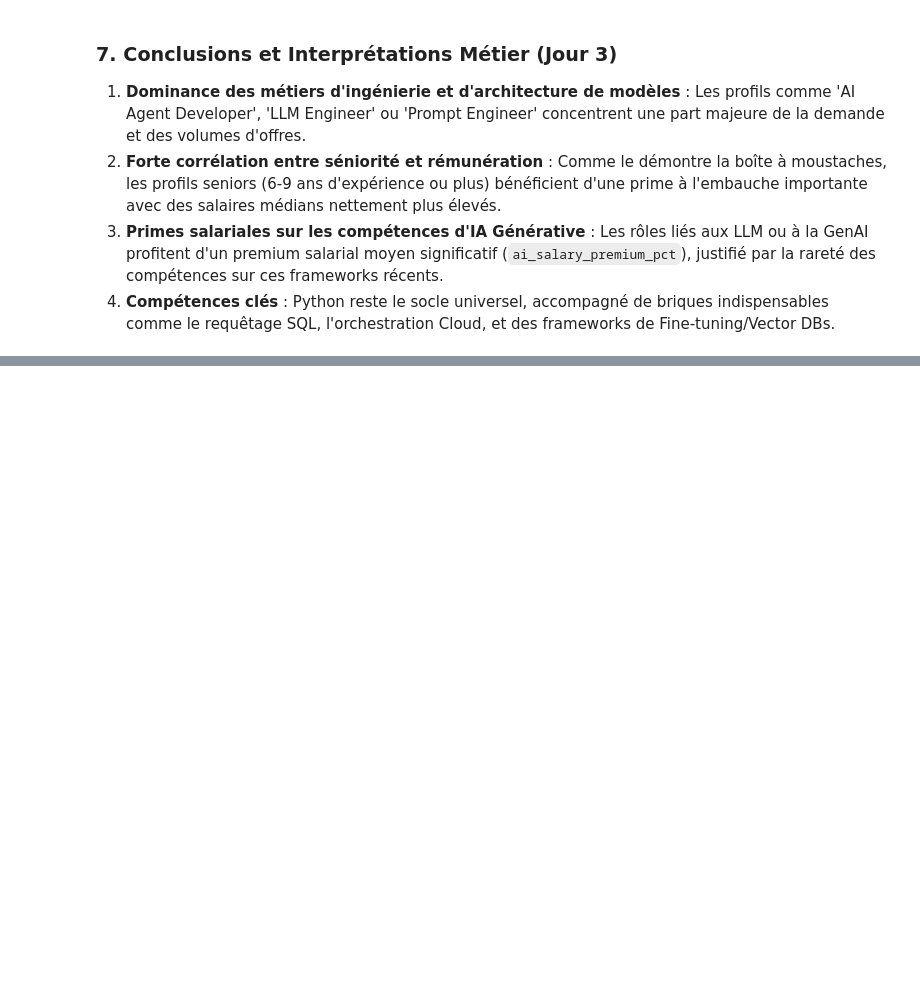
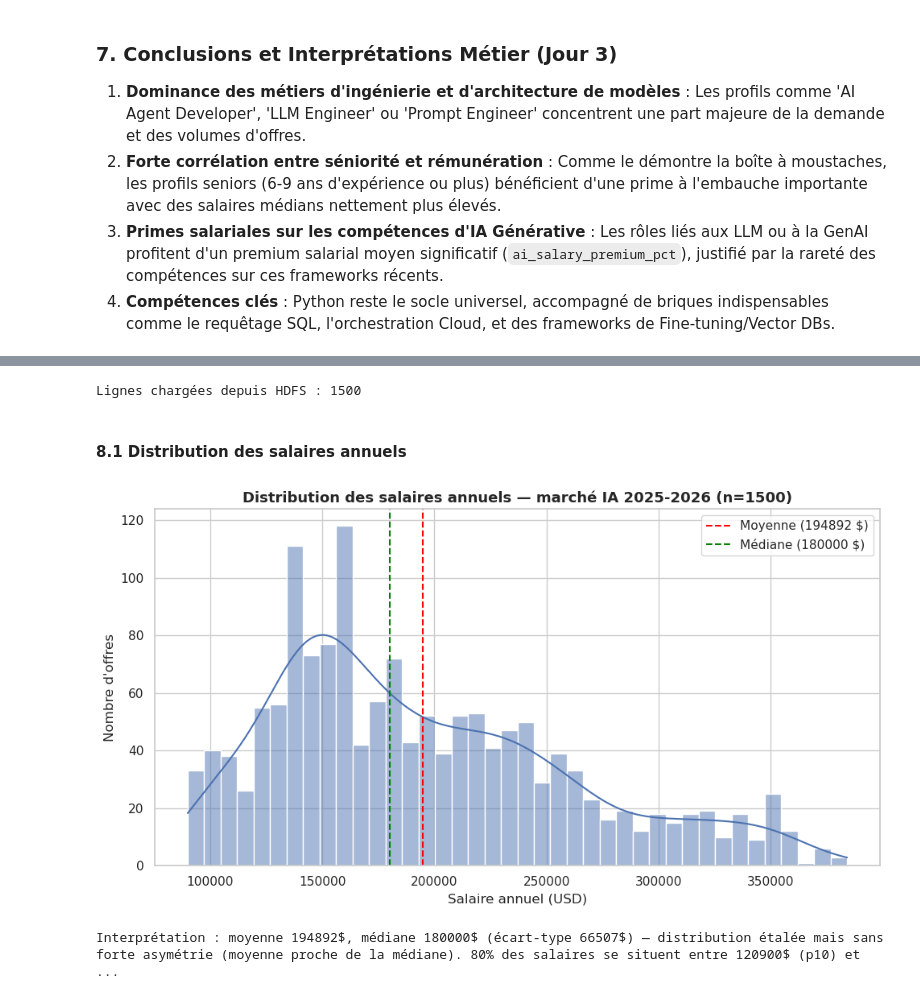
Before and after one commit to PaulPerigault/bigdata-ai-jobs-market, a Jupyter notebook: src/Analyse_Marche_Emploi_IA_PySpark.ipynb, the cells around one changed output, grey strips where cells are left out. Drawn from its saved outputs; the diff is of its cells as text; code cells hidden in the pictures; blank space fills up the shorter version.

```diff
--- a/src/Analyse_Marche_Emploi_IA_PySpark.ipynb
+++ b/src/Analyse_Marche_Emploi_IA_PySpark.ipynb
@@ -279,0 +283,55 @@ plt.show()
+# %%
+spark.stop()
+spark = (
+    SparkSession.builder.appName("AI_Jobs_Market_Dashboard")
+    .config("spark.hadoop.fs.defaultFS", "hdfs://namenode:8020")
+    .config("hive.metastore.uris", "thrift://hive-metastore:9083")
+    .enableHiveSupport()
+    .getOrCreate()
+)
+
+RAW_CSV_HDFS = "hdfs://namenode:8020/projet_ia/raw/ai_jobs_market_2025_2026.csv"
+# spark.sql sur projet_ia.ai_jobs_raw ignore skip.header.line.count
+# (bug documenté dans CLAUDE.md) -> lecture directe HDFS à la place.
+df_raw_hdfs = spark.read.csv(RAW_CSV_HDFS, header=True, inferSchema=True)
+df_raw_hdfs.cache()
+print(f"Lignes chargées depuis HDFS : {df_raw_hdfs.count()}")
+
+sns.set_theme(style="whitegrid")
+# %% [output]
+Lignes chargées depuis HDFS : 1500
+# %% [markdown]
+#### 8.1 Distribution des salaires annuels
+# %%
+# Requête source : SELECT annual_salary_usd FROM projet_ia.ai_jobs_raw
+# (lu via HDFS direct, voir cellule de setup ci-dessus)
+pandas_salary_dist = df_raw_hdfs.select("annual_salary_usd").toPandas()
+
+mean_sal = pandas_salary_dist["annual_salary_usd"].mean()
+median_sal = pandas_salary_dist["annual_salary_usd"].median()
+std_sal = pandas_salary_dist["annual_salary_usd"].std()
+p10 = pandas_salary_dist["annual_salary_usd"].quantile(0.10)
+p90 = pandas_salary_dist["annual_salary_usd"].quantile(0.90)
+
+plt.figure(figsize=(10, 5.5))
+sns.histplot(pandas_salary_dist["annual_salary_usd"], bins=40, color="#4C72B0", kde=True)
+plt.axvline(mean_sal, color="red", linestyle="--", label=f"Moyenne ({mean_sal:.0f} $)")
+plt.axvline(median_sal, color="green", linestyle="--", label=f"Médiane ({median_sal:.0f} $)")
+plt.title(
+    "Distribution des salaires annuels — marché IA 2025-2026 (n=1500)", fontsize=13, weight="bold"
+)
+plt.xlabel("Salaire annuel (USD)")
+plt.ylabel("Nombre d'offres")
+plt.legend()
+plt.tight_layout()
+plt.show()
+
+print(
+    f"Interprétation : moyenne {mean_sal:.0f}$, médiane {median_sal:.0f}$ "
+    f"(écart-type {std_sal:.0f}$) — distribution étalée mais sans forte "
+    f"asymétrie (moyenne proche de la médiane). 80% des salaires se "
+    f"situent entre {p10:.0f}$ (p10) et {p90:.0f}$ (p90)."
+)
+# %% [output]
+[figure, added]
+Interprétation : moyenne 194892$, médiane 180000$ (écart-type 66507$) — distribution étalée mais sans forte asymétrie (moyenne proche de la médiane). 80% des salaires se situent entre 120900$ (p10) et ...
```
Also changed, not shown: parts of 11 cells of this notebook, 10 other files.
